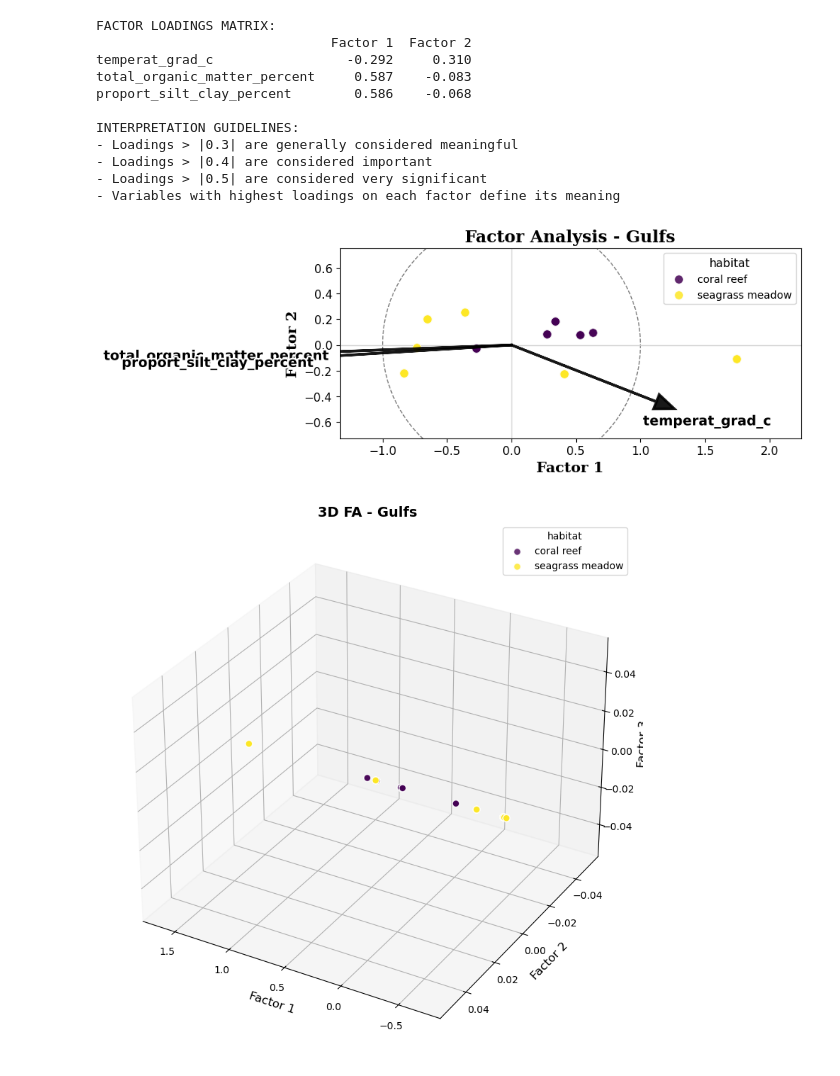
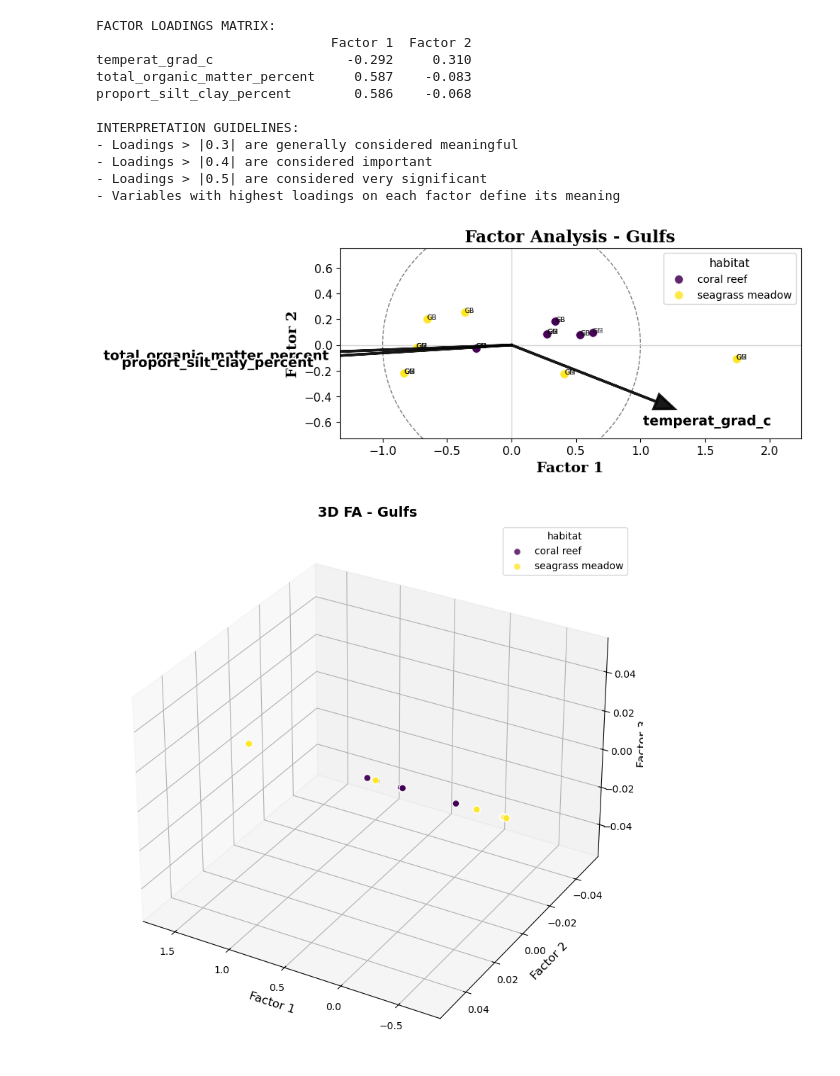
Before and after one commit to roselyperaza2014-blip/CursoPython, a Jupyter notebook: mi_repositorio_Evaluación/Ejercicio 15_factor analysis.ipynb, the cells around one changed output. Drawn from its saved outputs; the diff is of its cells as text; code cells hidden in the pictures.

```diff
--- a/mi_repositorio_Evaluación/Ejercicio 15_factor analysis.ipynb
+++ b/mi_repositorio_Evaluación/Ejercicio 15_factor analysis.ipynb
@@ -305,14 +305,14 @@ def plot_fa_biplot(df, variables, group_col=None, label_col=None,
 # %%
 plot_fa_biplot(
     df=Rosedata_df,
     variables=selected_vars,
-    group_col='habitat',  # Changed from 'season' to 'habitat'
-    label_col=None,       # 'sample' column does not exist; set to None or use a valid column
+    group_col='habitat',
+    label_col="parent_event_id",
     n_factors=2,
     title='Factor Analysis - Gulfs'
 )
 # %% [output]
-[figure, old version]
+[figure, new version]
 # %%
 def plot_fa_biplot_3d(df, variables, group_col=None, label_col=None,
                       n_factors=3, title='3D Factor Analysis Biplot',
```
Also changed, not shown: parts of 2 cells of this notebook.
